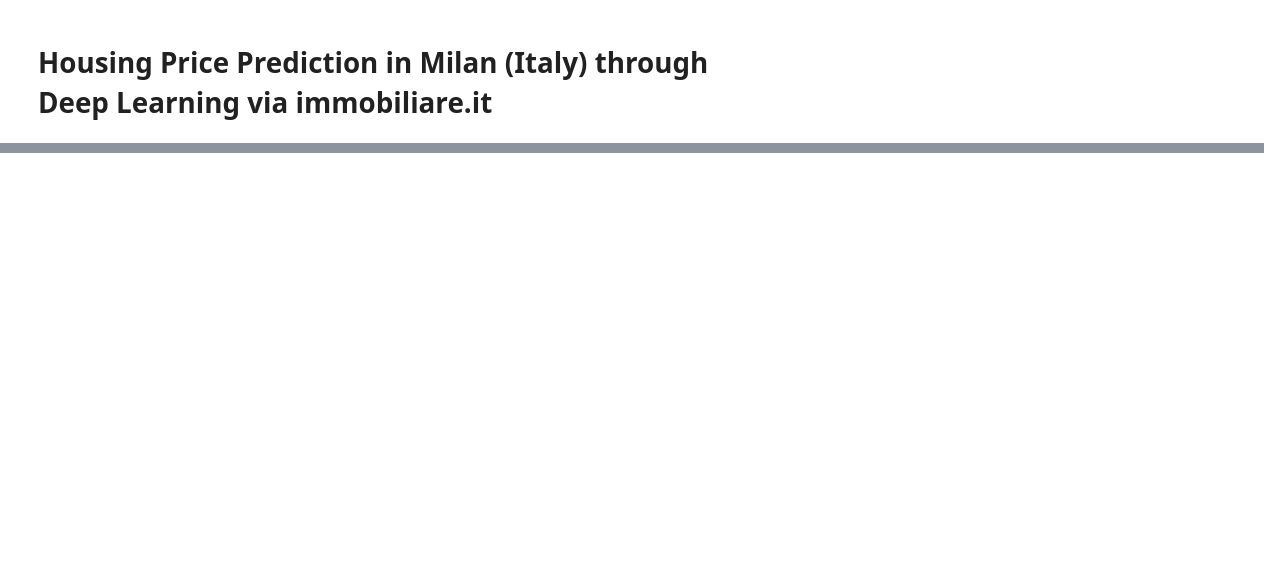
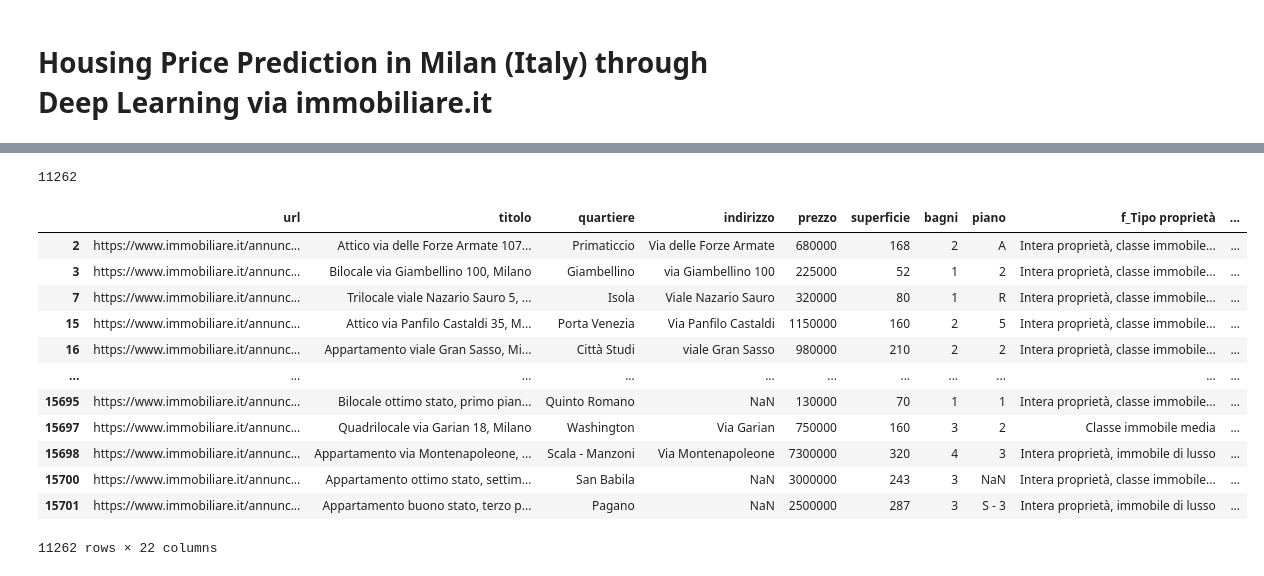
Before and after one commit to andreabazerla/real-estate, a Jupyter notebook: Real_Estate.ipynb, the cells around one changed output, grey strips where cells are left out. Drawn from its saved outputs; the diff is of its cells as text; code cells hidden in the pictures; blank space fills up the shorter version.

```diff
--- a/Real_Estate.ipynb
+++ b/Real_Estate.ipynb
@@ -498,2 +398,2 @@ files.download(ads_csv_final)
 # %%
-df_ads = pd.read_csv('Ads_1616966209.csv')
+df_ads = pd.read_csv('Ads_1617101603.csv')
@@ -557,0 +541,51 @@ print(df_ads_single_columns['hashcode'].duplicated().any())
+# %%
+df_ads_columns['prezzo'] = df_ads_columns['prezzo'].replace('[\€\,\.]', '', regex=True)
+df_ads_columns['prezzo'] = df_ads_columns['prezzo'].str.extract('(\d+)')
+df_ads_columns = df_ads_columns.dropna(subset=['prezzo'])
+df_ads_columns['prezzo'] = df_ads_columns['prezzo'].astype(int)
+#df_ads_price_nan = df_ads_columns.loc[(df_ads_columns['prezzo'].isna())]
+#print(df_ads_columns['prezzo'].unique())
+
+df_ads_columns['superficie'] = df_ads_columns['superficie'].str.extract('(\d+)')
+df_ads_columns = df_ads_columns.dropna(subset=['superficie'])
+df_ads_columns['superficie'] = df_ads_columns['superficie'].astype(int)
+
+df_ads_columns['bagni'] = df_ads_columns['bagni'].replace('3+', '4')
+df_ads_columns['bagni'] = df_ads_columns['bagni'].str.extract('(\d+)')
+df_ads_columns['bagni'] = df_ads_columns['bagni'].fillna(0)
+df_ads_columns['bagni'] = df_ads_columns['bagni'].astype(int)
+
+df_ads_columns['locali'] = df_ads_columns['locali'].replace('5+', '6')
+df_ads_columns['locali'] = df_ads_columns['locali'].str.extract('(\d+)')
+df_ads_columns = df_ads_columns.dropna(subset=['locali'])
+df_ads_columns['locali'] = df_ads_columns['locali'].astype(int)
+
+df_ads_nan = df_ads_columns.loc[(df_ads_columns['f_spese condominio'].isna())]
+df_ads_columns['f_spese condominio'] = df_ads_columns['f_spese condominio'].str.extract('(\d+)')
+df_ads_columns['f_spese condominio'] = df_ads_columns['f_spese condominio'].fillna(0)
+df_ads_columns['f_spese condominio'] = df_ads_columns['f_spese condominio'].astype(int)
+
+df_ads_columns['f_totale piani edificio'] = df_ads_columns['f_totale piani edificio'].str.extract('(\d+)')
+df_ads_columns = df_ads_columns.dropna(subset=['f_totale piani edificio'])
+df_ads_columns['f_totale piani edificio'] = df_ads_columns['f_totale piani edificio'].astype(int)
+
+df_ads_columns = df_ads_columns.dropna(subset=['f_anno di costruzione'])
+df_ads_columns['f_anno di costruzione'] = df_ads_columns['f_anno di costruzione'].astype(int)
+# %% [output]
+11262
+# %%
+display(df_ads_columns)
+# %% [output]
+|  | url | titolo | quartiere | indirizzo | prezzo | superficie | bagni | piano | f_Tipo proprietà | ... |
+| 2 | https://www.immobiliare.it/annunc... | Attico via delle Forze Armate 107... | Primaticcio | Via delle Forze Armate | 680000 | 168 | 2 | A | Intera proprietà, classe immobile... | ... |
+| 3 | https://www.immobiliare.it/annunc... | Bilocale via Giambellino 100, Milano | Giambellino | via Giambellino 100 | 225000 | 52 | 1 | 2 | Intera proprietà, classe immobile... | ... |
+| 7 | https://www.immobiliare.it/annunc... | Trilocale viale Nazario Sauro 5, ... | Isola | Viale Nazario Sauro | 320000 | 80 | 1 | R | Intera proprietà, classe immobile... | ... |
+| 15 | https://www.immobiliare.it/annunc... | Attico via Panfilo Castaldi 35, M... | Porta Venezia | Via Panfilo Castaldi | 1150000 | 160 | 2 | 5 | Intera proprietà, classe immobile... | ... |
+| 16 | https://www.immobiliare.it/annunc... | Appartamento viale Gran Sasso, Mi... | Città Studi | viale Gran Sasso | 980000 | 210 | 2 | 2 | Intera proprietà, classe immobile... | ... |
+| ... | ... | ... | ... | ... | ... | ... | ... | ... | ... | ... |
+| 15695 | https://www.immobiliare.it/annunc... | Bilocale ottimo stato, primo pian... | Quinto Romano | NaN | 130000 | 70 | 1 | 1 | Intera proprietà, classe immobile... | ... |
+| 15697 | https://www.immobiliare.it/annunc... | Quadrilocale via Garian 18, Milano | Washington | Via Garian | 750000 | 160 | 3 | 2 | Classe immobile media | ... |
+| 15698 | https://www.immobiliare.it/annunc... | Appartamento via Montenapoleone, ... | Scala - Manzoni | Via Montenapoleone | 7300000 | 320 | 4 | 3 | Intera proprietà, immobile di lusso | ... |
+| 15700 | https://www.immobiliare.it/annunc... | Appartamento ottimo stato, settim... | San Babila | NaN | 3000000 | 243 | 3 | NaN | Intera proprietà, classe immobile... | ... |
+| 15701 | https://www.immobiliare.it/annunc... | Appartamento buono stato, terzo p... | Pagano | NaN | 2500000 | 287 | 3 | S - 3 | Intera proprietà, immobile di lusso | ... |
+11262 rows × 22 columns
```
Also changed, not shown: parts of 65 cells of this notebook.
